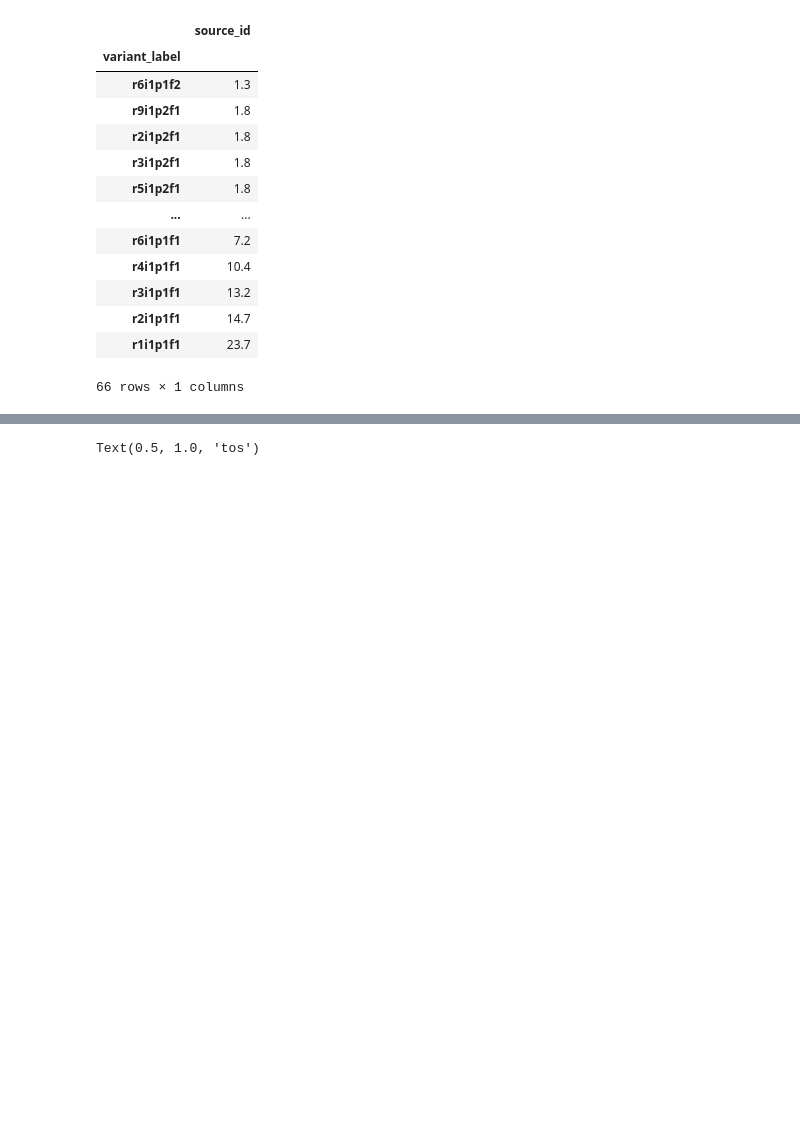
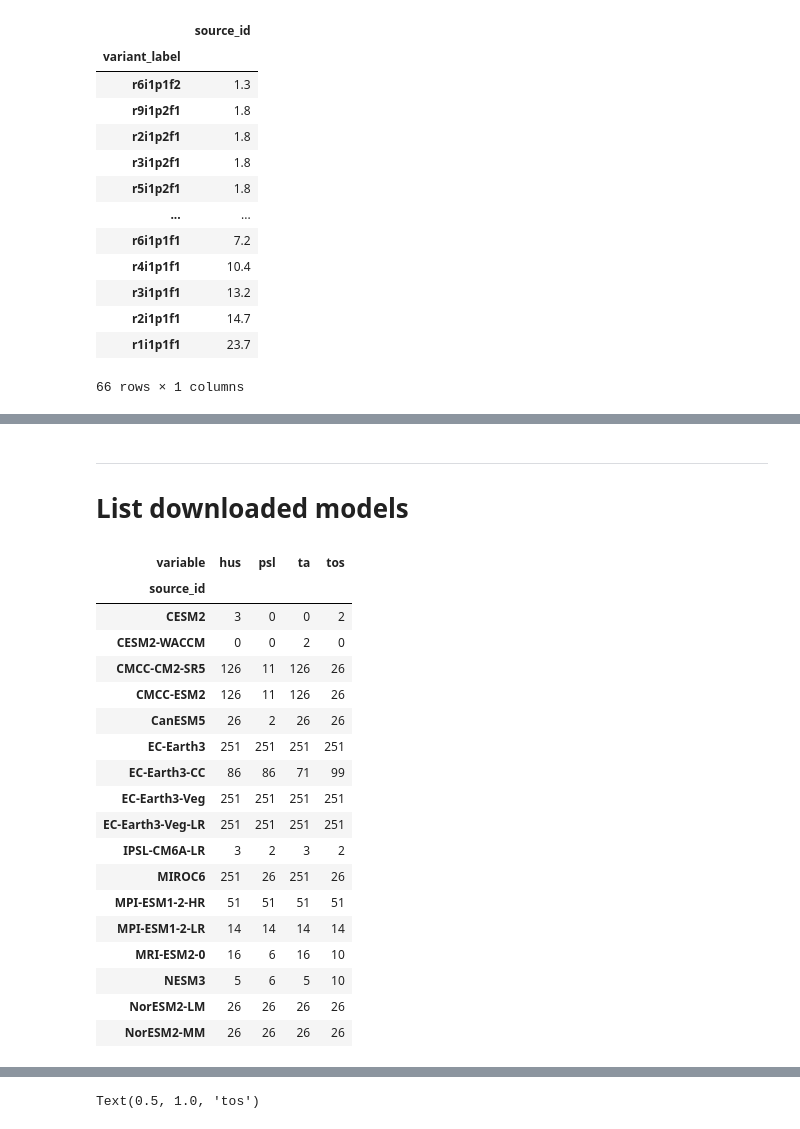
Before and after one commit to clairbarnes/wwa-current, a Jupyter notebook: 24-08_typhoon-gaemi/typhoon-gaemi_0P_pre-processing.ipynb, the cells around one changed output, grey strips where cells are left out. Cells and saved outputs as stored; diff of their text form; code cells hidden in the pictures; blank space fills up the shorter version.

Commit message:
Pre-processing for potential intensity fields continues

```diff
--- a/24-08_typhoon-gaemi/typhoon-gaemi_0P_pre-processing.ipynb
+++ b/24-08_typhoon-gaemi/typhoon-gaemi_0P_pre-processing.ipynb
@@ -112,0 +121,32 @@ df[["source_id", "variant_label"]].drop_duplicates().groupby(["source_id"]).coun
+# %% [markdown]
+---
+# List downloaded models
+# %%
+fl = sorted(glob.glob("/rds/general/user/cb2714/home/00_WWA_project_folder/ephemeral/synda_clair/data/CMIP6/*/*/*.nc"))
+df = pd.DataFrame([fnm.split("/")[-1].split("_") for fnm in fl], columns = ["variable", "frequency", "source_id", "experiment", "ensemble_id", "grid", "timeslice"])
+
+# filter only the variables we actually need for the potential intensity
+df = df.loc[[v in ["tos","hus","ta","psl"] for v in df.variable]]
+# %%
+# progress
+pd.crosstab(index = df.source_id, columns = df.variable)
+# %% [output]
+| variable | hus | psl | ta | tos |
+| source_id |  |  |  |  |
+| CESM2 | 3 | 0 | 0 | 2 |
+| CESM2-WACCM | 0 | 0 | 2 | 0 |
+| CMCC-CM2-SR5 | 126 | 11 | 126 | 26 |
+| CMCC-ESM2 | 126 | 11 | 126 | 26 |
+| CanESM5 | 26 | 2 | 26 | 26 |
+| EC-Earth3 | 251 | 251 | 251 | 251 |
+| EC-Earth3-CC | 86 | 86 | 71 | 99 |
+| EC-Earth3-Veg | 251 | 251 | 251 | 251 |
+| EC-Earth3-Veg-LR | 251 | 251 | 251 | 251 |
+| IPSL-CM6A-LR | 3 | 2 | 3 | 2 |
+| MIROC6 | 251 | 26 | 251 | 26 |
+| MPI-ESM1-2-HR | 51 | 51 | 51 | 51 |
+| MPI-ESM1-2-LR | 14 | 14 | 14 | 14 |
+| MRI-ESM2-0 | 16 | 6 | 16 | 10 |
+| NESM3 | 5 | 6 | 5 | 10 |
+| NorESM2-LM | 26 | 26 | 26 | 26 |
+| NorESM2-MM | 26 | 26 | 26 | 26 |
```
Also changed, not shown: parts of 22 cells of this notebook, 3 other files.
